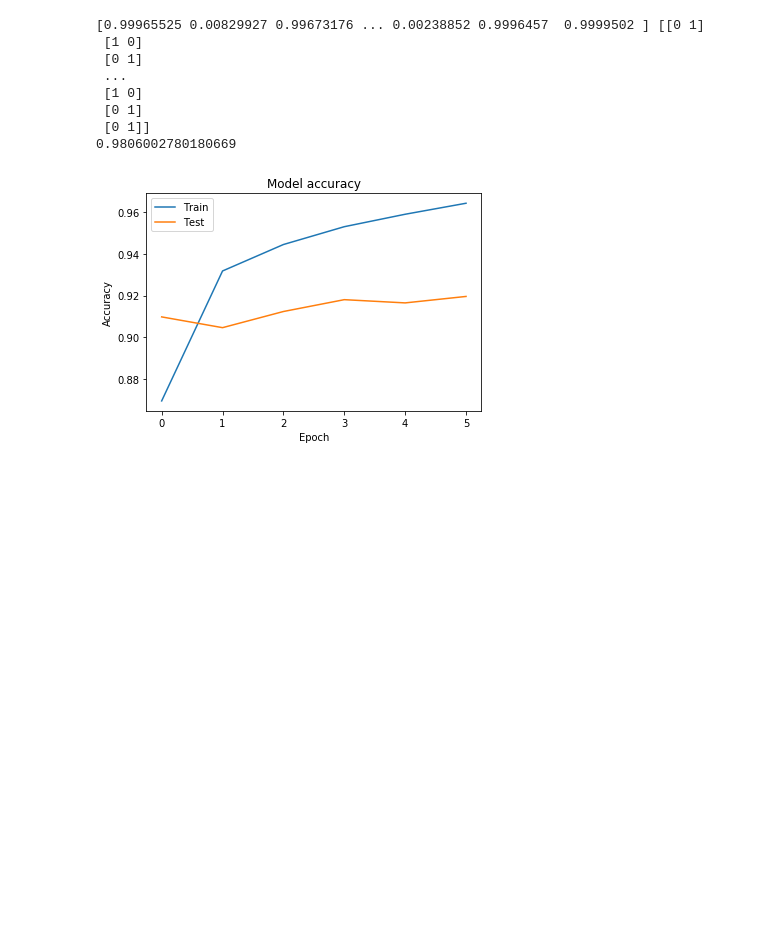
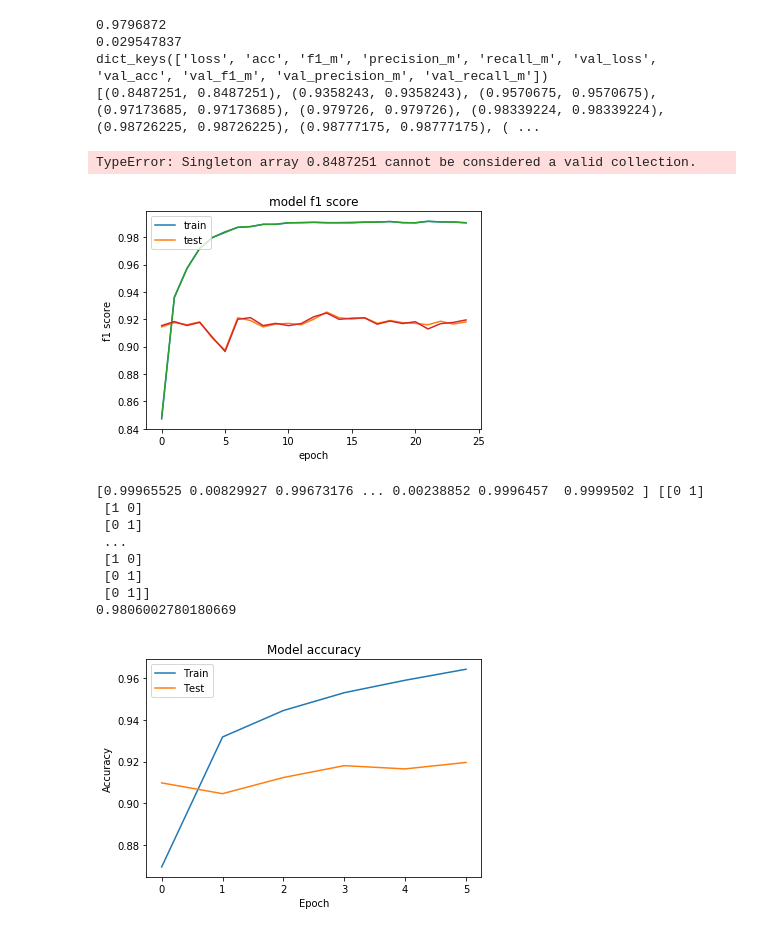
Before and after one commit to debashishc/classification-real-fake-text, a Jupyter notebook: classifier/LSTM_Classfier-GPU.ipynb, the cells around one changed output. Drawn from its saved outputs; the diff is of its cells as text; code cells hidden in the pictures; blank space fills up the shorter version.

```diff
--- a/classifier/LSTM_Classfier-GPU.ipynb
+++ b/classifier/LSTM_Classfier-GPU.ipynb
@@ -263,3 +284,38 @@ Epoch 6/6
+# %%
+plt.plot(history.history['acc'])
+plt.plot(history.history['val_acc'])
+plt.title('model accuracy')
+plt.ylabel('accuracy')
+plt.xlabel('epoch')
+plt.legend(['train', 'test'], loc='upper left')
+# plt.show()
+# summarize history for loss
+plt.plot(history.history['f1_m'])
+plt.plot(history.history['val_f1_m'])
+plt.title('model f1 score')
+plt.ylabel('f1 score')
+plt.xlabel('epoch')
+plt.legend(['train', 'test'], loc='upper left')
+# plt.show()
+
+print(np.array(history.history['f1_m']).mean())
+print(np.array(history.history['f1_m']).std())
+
+print(history.history.keys())
+
+from sklearn.metrics import auc
+
+print(list(zip(history.history['recall_m'], history.history['precision_m'])))
+print()
+
+aucs = [ auc(recall, precision) for recall, precision in zip(history.history['recall_m'], history.history['precision_m'])]
+# %% [output]
+0.9796872
+0.029547837
+dict_keys(['loss', 'acc', 'f1_m', 'precision_m', 'recall_m', 'val_loss', 'val_acc', 'val_f1_m', 'val_precision_m', 'val_recall_m'])
+[(0.8487251, 0.8487251), (0.9358243, 0.9358243), (0.9570675, 0.9570675), (0.97173685, 0.97173685), (0.979726, 0.979726), (0.98339224, 0.98339224), (0.98726225, 0.98726225), (0.98777175, 0.98777175), ( ...
+TypeError: Singleton array 0.8487251 cannot be considered a valid collection.
+[figure, added]
 # %%
 from sklearn.metrics import roc_curve
 y_pred_keras = keras_model.predict_proba(x_test)[:,1]
```
Also changed, not shown: parts of 2 cells of this notebook.
